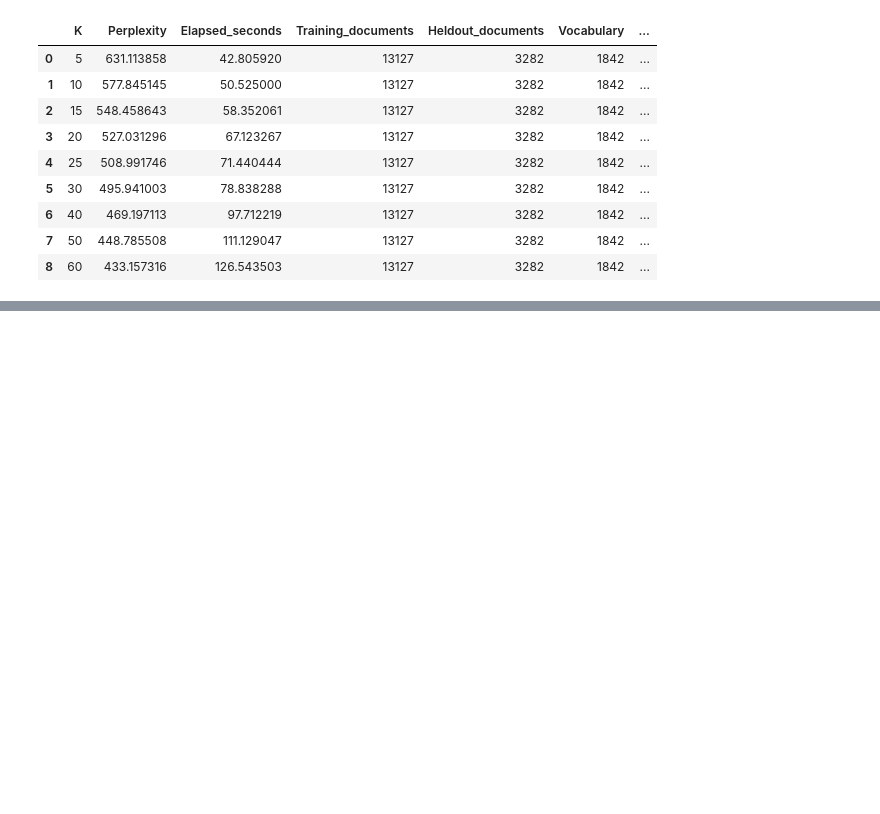
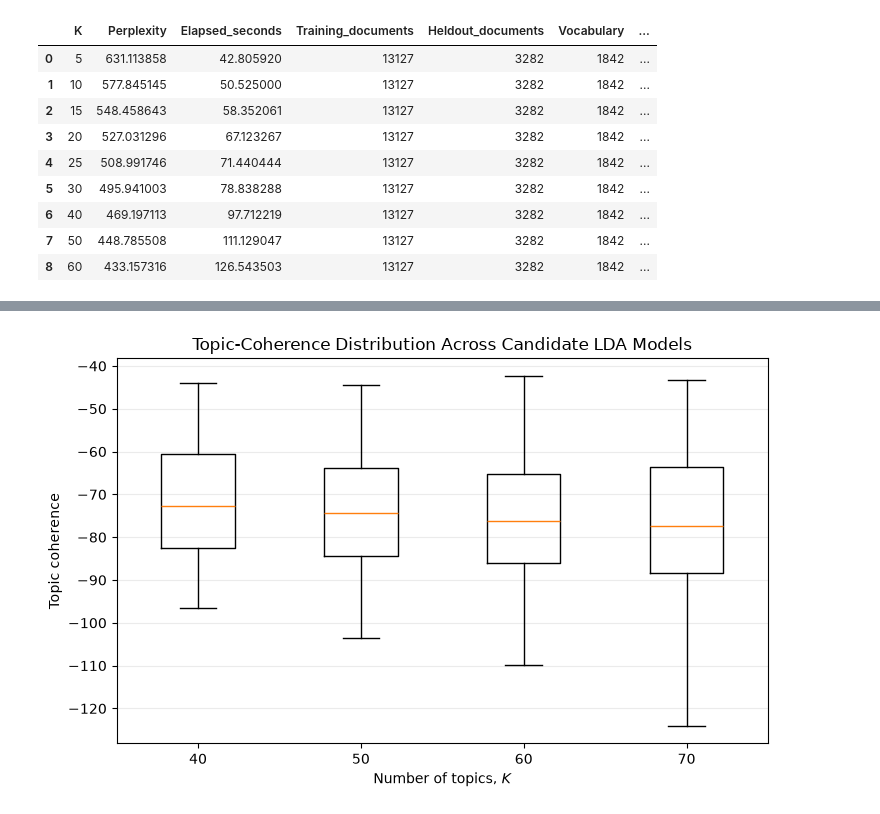
Before and after one commit to mdzalfirdausi/review_paper_2, a Jupyter notebook: notebooks/5.scopus_research_landscape.ipynb, the cells around one changed output, grey strips where cells are left out. Cells and saved outputs as stored; diff of their text form; code cells hidden in the pictures; blank space fills up the shorter version.

```diff
--- a/notebooks/5.scopus_research_landscape.ipynb
+++ b/notebooks/5.scopus_research_landscape.ipynb
@@ -3710,0 +4398,20 @@ K values      : [5, 10, 15, 20, 25, 30, 40, 50, 60]
+# %%
+# ---------------------------------------------------------
+# Candidate topic numbers for detailed evaluation
+# ---------------------------------------------------------
+
+K_CANDIDATES = [
+    40,
+    50,
+    60,
+    70,
+]
+
+
+print("CANDIDATE TOPIC-MODEL EVALUATION")
+print("=" * 50)
+
+print(
+    "Candidate K values:",
+    K_CANDIDATES
+)
@@ -3710,0 +4753,70 @@ K values      : [5, 10, 15, 20, 25, 30, 40, 50, 60]
+# %%
+# ---------------------------------------------------------
+# Candidate topic-coherence distributions
+# ---------------------------------------------------------
+
+fig, ax = plt.subplots(
+    figsize=(7.5, 4.8)
+)
+
+
+coherence_groups = [
+    candidate_topic_diagnostics.loc[
+        candidate_topic_diagnostics["K"] == k,
+        "Coherence",
+    ].values
+    for k in K_CANDIDATES
+]
+
+
+ax.boxplot(
+    coherence_groups,
+    tick_labels=[
+        str(k)
+        for k in K_CANDIDATES
+    ],
+)
+
+
+ax.set_xlabel(
+    "Number of topics, $K$"
+)
+
+ax.set_ylabel(
+    "Topic coherence"
+)
+
+ax.set_title(
+    "Topic-Coherence Distribution Across Candidate LDA Models"
+)
+
+ax.grid(
+    axis="y",
+    alpha=0.25,
+)
+
+
+fig.tight_layout()
+
+
+coherence_figure = (
+    FIGURE_DIR
+    / "scopus_academic_candidate_coherence.pdf"
+)
+
+
+fig.savefig(
+    coherence_figure,
+    format="pdf",
+    bbox_inches="tight",
+)
+
+
+print(
+    "Saved:",
+    coherence_figure
+)
+
+
+plt.show()
+# %% [output]
@@ -3710,0 +4824 @@ K values      : [5, 10, 15, 20, 25, 30, 40, 50, 60]
+[figure, added]
```
Also changed, not shown: parts of 45 cells of this notebook.
